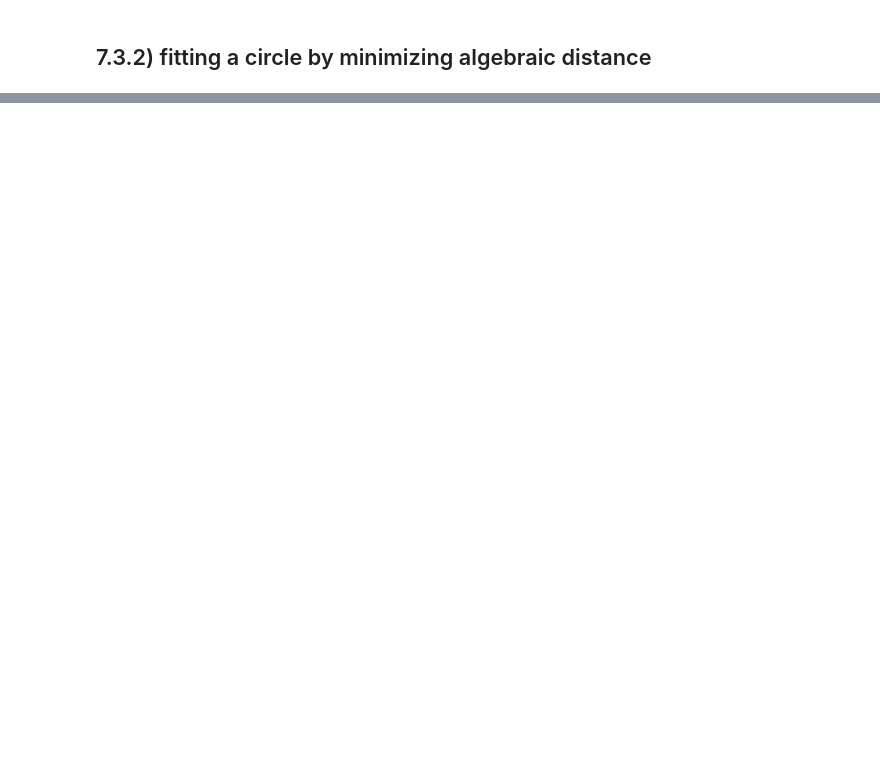
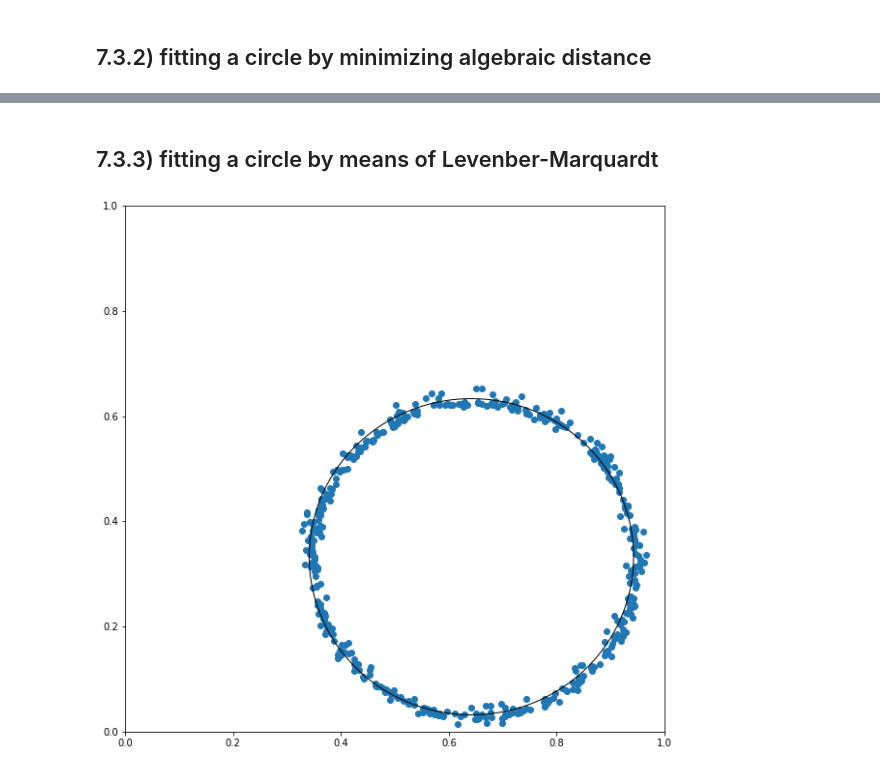
Before and after one commit to lucasmllr/FunML, a Jupyter notebook: sheet7/circles.ipynb, the cells around one changed output, grey strips where cells are left out. Cells and saved outputs as stored; diff of their text form; code cells hidden in the pictures; blank space fills up the shorter version.

Commit message:
added LMA solution for circle fitting plus theory, augmented solution still has a bug.

```diff
--- a/sheet7/circles.ipynb
+++ b/sheet7/circles.ipynb
@@ -137 +132,42 @@ c1, c2, r = alg_fit(inliers)
 [figure]
+# %% [markdown]
+## 7.3.3) fitting a circle by means of Levenber-Marquardt
+# %%
+def f(c, x, y):
+    ri = np.sqrt((x - c[0])** + (y - c[1])**2)
+    rm = np.mean(ri)
+    return ri - rm
+
+def LMA_circle(data):
+
+    x = data[:,0]
+    y = data[:,1]
+
+    #center estimate
+    xm = np.mean(x)
+    ym = np.mean(y)
+    c_est = np.array([xm, ym])
+
+    #LMA
+    results = leastsq(f, [xm, ym], args=(x, y))
+    c = results[0]
+    cx = c[0]
+    cy = c[1]
+
+    R = np.mean(np.sqrt((x - cx)**2 + (y - cy)**2))
+
+    return cx, cy, R
+# %%
+#fitting set of inliers
+cx, cy, r = LMA_circle(inliers)
+
+#plotting
+circle_fit = plt.Circle((cx, cy), radius=r, fill=False)
+plt.figure(figsize=(10, 10))
+plt.xlim((0, 1))
+plt.ylim((0, 1))
+plt.scatter(inliers[:,0], inliers[:,1])
+plt.gca().add_patch(circle_fit)
+plt.show()
+# %% [output]
+[figure, added]
```
Also changed, not shown: parts of 5 cells of this notebook, 1 other file.
